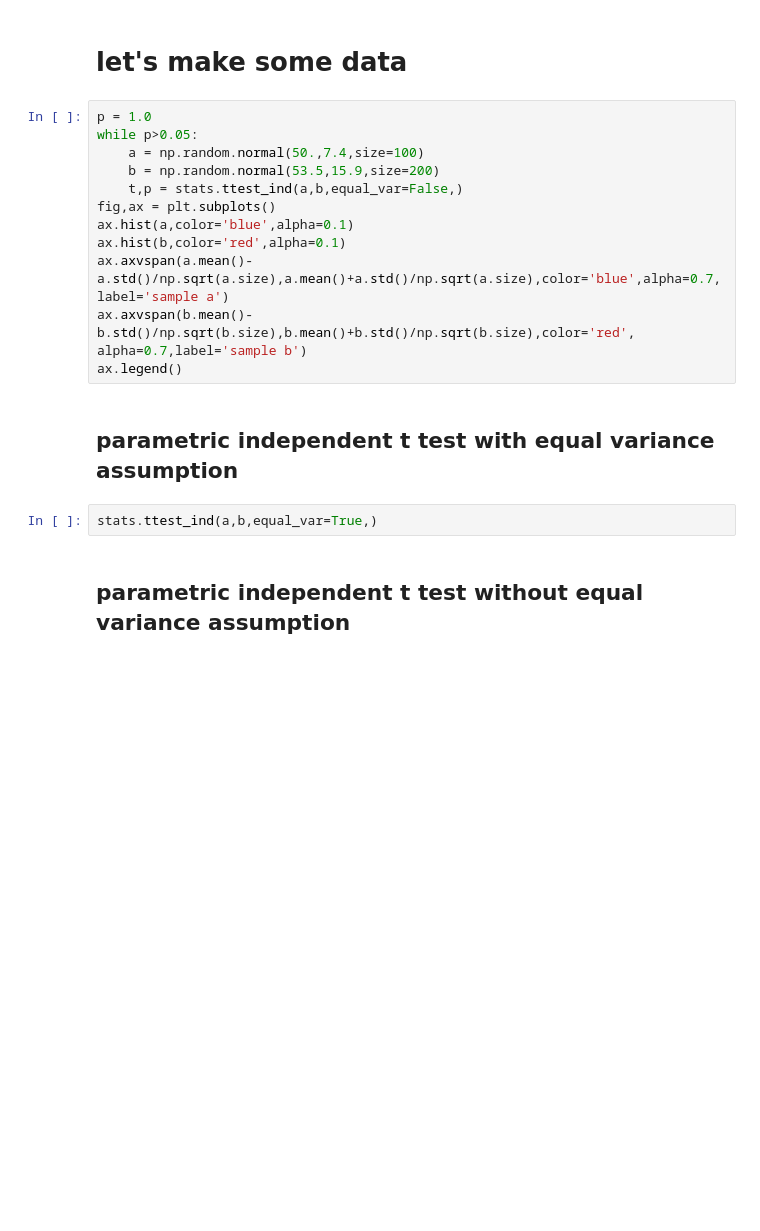
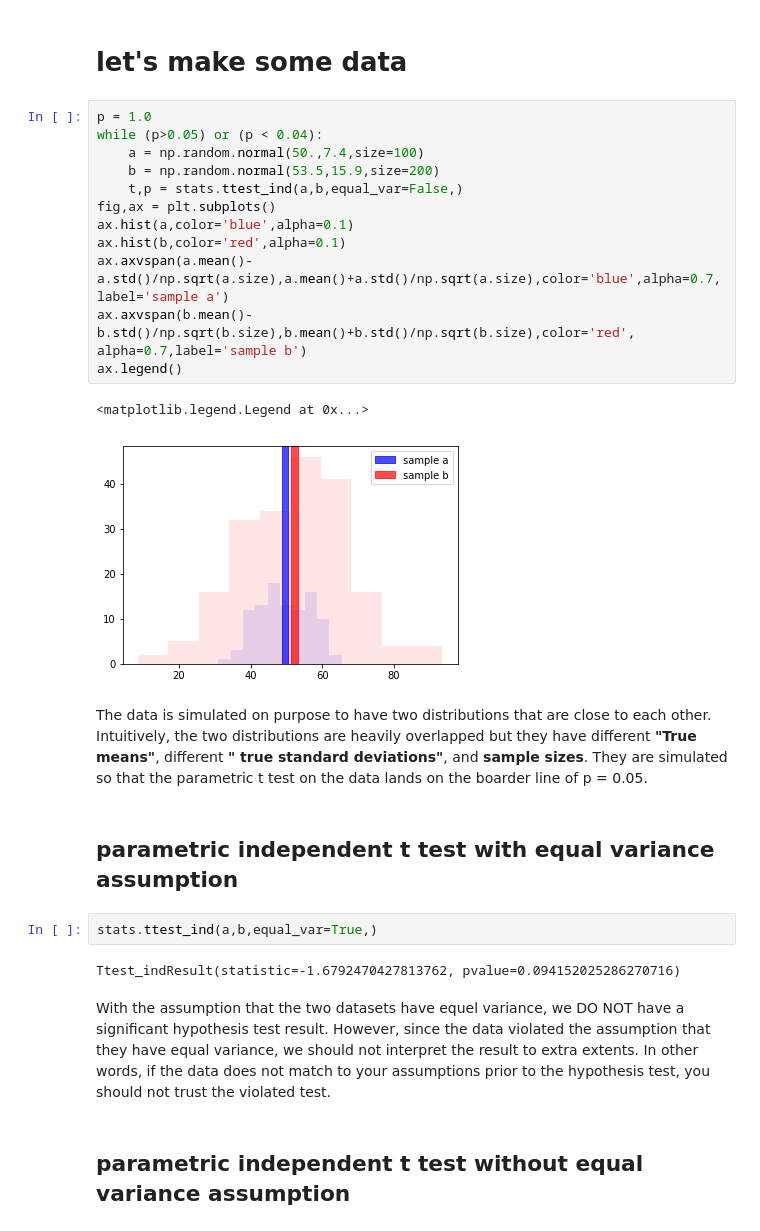
Before and after one commit to nmningmei/parametric_nonparametric_statistics_comparison, a Jupyter notebook: t tests/two sample t test.ipynb, the cells around one changed output. Saved outputs shown, nothing was run; the diff lists cells and outputs as text; blank space fills up the shorter version.

```diff
--- a/t tests/two sample t test.ipynb
+++ b/t tests/two sample t test.ipynb
@@ -9,20 +9,29 @@ import seaborn as sns
 # let's make some data
 # %%
 p = 1.0
-while p>0.05:
+while (p>0.05) or (p < 0.04):
     a = np.random.normal(50.,7.4,size=100)
     b = np.random.normal(53.5,15.9,size=200)
     t,p = stats.ttest_ind(a,b,equal_var=False,)
 fig,ax = plt.subplots()
 ax.hist(a,color='blue',alpha=0.1)
 ax.hist(b,color='red',alpha=0.1)
 ax.axvspan(a.mean()-a.std()/np.sqrt(a.size),a.mean()+a.std()/np.sqrt(a.size),color='blue',alpha=0.7,label='sample a')
 ax.axvspan(b.mean()-b.std()/np.sqrt(b.size),b.mean()+b.std()/np.sqrt(b.size),color='red', alpha=0.7,label='sample b')
 ax.legend()
+# %% [output]
+<matplotlib.legend.Legend at 0x...>
+[figure, added]
+# %% [markdown]
+The data is simulated on purpose to have two distributions that are close to each other. Intuitively, the two distributions are heavily overlapped but they have different **"True means"**, different **" true standard deviations"**, and **sample sizes**. They are simulated so that the parametric t test on the data lands on the boarder line of p = 0.05.
 # %% [markdown]
 ## parametric independent t test with equal variance assumption
 # %%
 stats.ttest_ind(a,b,equal_var=True,)
+# %% [output]
+Ttest_indResult(statistic=-1.6792470427813762, pvalue=0.094152025286270716)
+# %% [markdown]
+With the assumption that the two datasets have equel variance, we DO NOT have a significant hypothesis test result. However, since the data violated the assumption that they have equal variance, we should not interpret the result to extra extents. In other words, if the data does not match to your assumptions prior to the hypothesis test, you should not trust the violated test.
 # %% [markdown]
 ## parametric independent t test without equal variance assumption
 # %%
```
Also changed, not shown: parts of 10 cells of this notebook.
